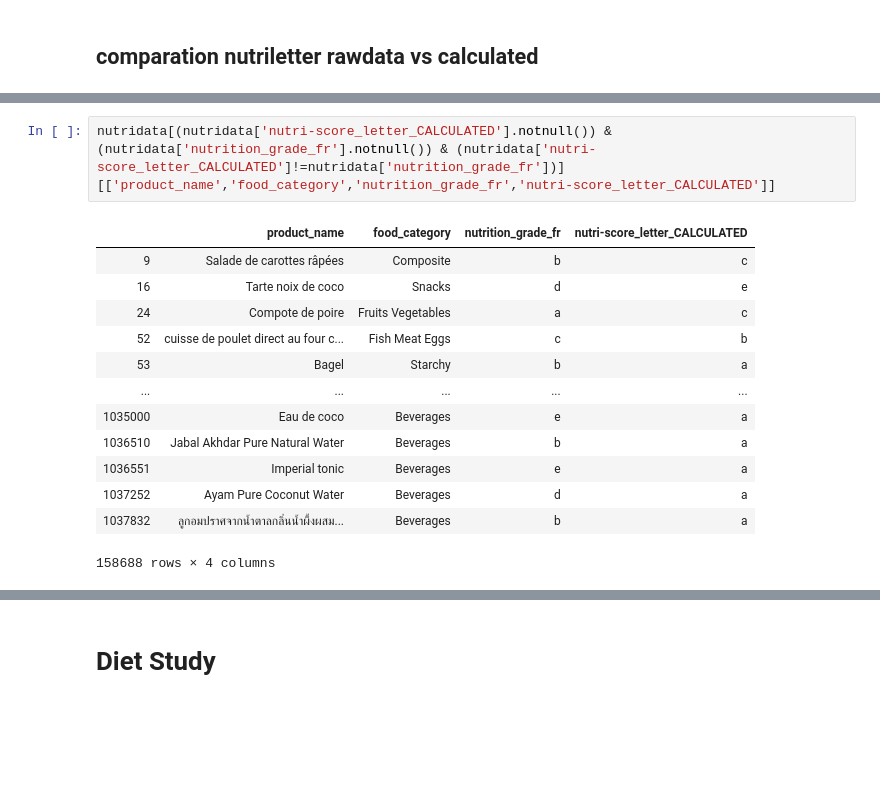
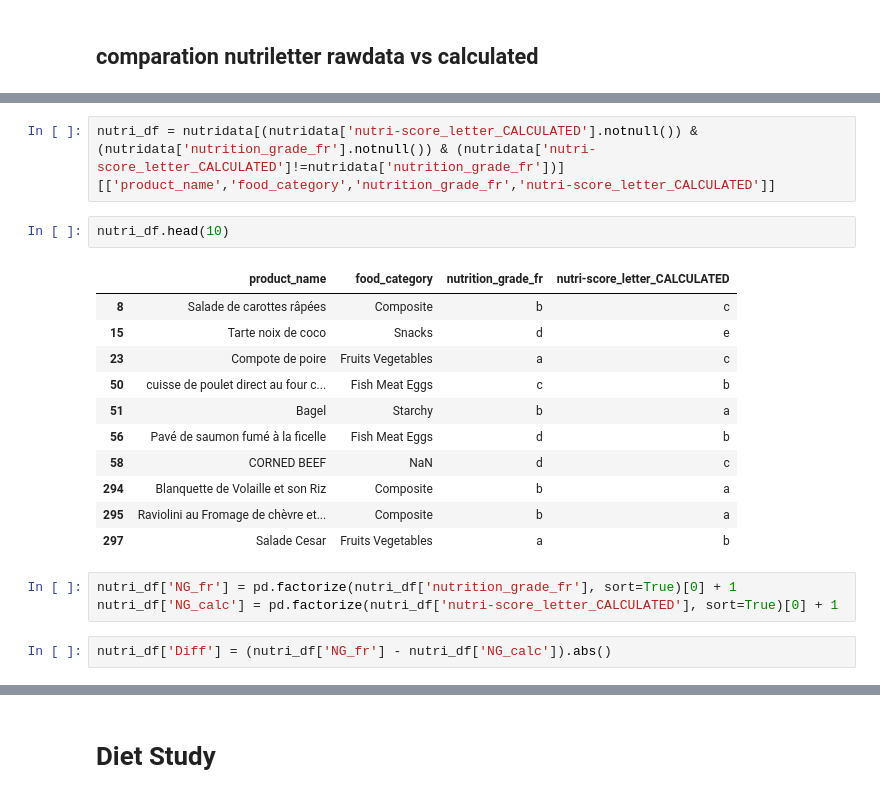
Before and after one commit to romi514/ProjectADA, a Jupyter notebook: project_tagADA.ipynb, the cells around one changed output, grey strips where cells are left out. Drawn from its saved outputs; the diff is of its cells as text; blank space fills up the shorter version.

```diff
--- a/project_tagADA.ipynb
+++ b/project_tagADA.ipynb
@@ -879,16 +902,21 @@ product_samenutriletter
 # %%
-nutridata[(nutridata['nutri-score_letter_CALCULATED'].notnull()) & (nutridata['nutrition_grade_fr'].notnull()) & (nutridata['nutri-score_letter_CALCULATED']!=nutridata['nutrition_grade_fr'])][['product_name','food_category','nutrition_grade_fr','nutri-score_letter_CALCULATED']]
+nutri_df = nutridata[(nutridata['nutri-score_letter_CALCULATED'].notnull()) & (nutridata['nutrition_grade_fr'].notnull()) & (nutridata['nutri-score_letter_CALCULATED']!=nutridata['nutrition_grade_fr'])][['product_name','food_category','nutrition_grade_fr','nutri-score_letter_CALCULATED']]
-# %% [output]
-|  | product_name | food_category | nutrition_grade_fr | nutri-score_letter_CALCULATED |
-| 9 | Salade de carottes râpées | Composite | b | c |
-| 16 | Tarte noix de coco | Snacks | d | e |
-| 24 | Compote de poire | Fruits Vegetables | a | c |
-| 52 | cuisse de poulet direct au four c... | Fish Meat Eggs | c | b |
-| 53 | Bagel | Starchy | b | a |
-| ... | ... | ... | ... | ... |
-| 1035000 | Eau de coco | Beverages | e | a |
-| 1036510 | Jabal Akhdar Pure Natural Water | Beverages | b | a |
-| 1036551 | Imperial tonic | Beverages | e | a |
-| 1037252 | Ayam Pure Coconut Water | Beverages | d | a |
-| 1037832 | ลูกอมปราศจากน้ำตาลกลิ่นน้ำผึ้งผสม... | Beverages | b | a |
-158688 rows × 4 columns
+# %%
+nutri_df.head(10)
+# %% [output]
+|  | product_name | food_category | nutrition_grade_fr | nutri-score_letter_CALCULATED |
+| 8 | Salade de carottes râpées | Composite | b | c |
+| 15 | Tarte noix de coco | Snacks | d | e |
+| 23 | Compote de poire | Fruits Vegetables | a | c |
+| 50 | cuisse de poulet direct au four c... | Fish Meat Eggs | c | b |
+| 51 | Bagel | Starchy | b | a |
+| 56 | Pavé de saumon fumé à la ficelle | Fish Meat Eggs | d | b |
+| 58 | CORNED BEEF | NaN | d | c |
+| 294 | Blanquette de Volaille et son Riz | Composite | b | a |
+| 295 | Raviolini au Fromage de chèvre et... | Composite | b | a |
+| 297 | Salade Cesar | Fruits Vegetables | a | b |
+# %%
+nutri_df['NG_fr'] = pd.factorize(nutri_df['nutrition_grade_fr'], sort=True)[0] + 1
+nutri_df['NG_calc'] = pd.factorize(nutri_df['nutri-score_letter_CALCULATED'], sort=True)[0] + 1
+# %%
+nutri_df['Diff'] = (nutri_df['NG_fr'] - nutri_df['NG_calc']).abs()
```
Also changed, not shown: parts of 37 cells of this notebook.
